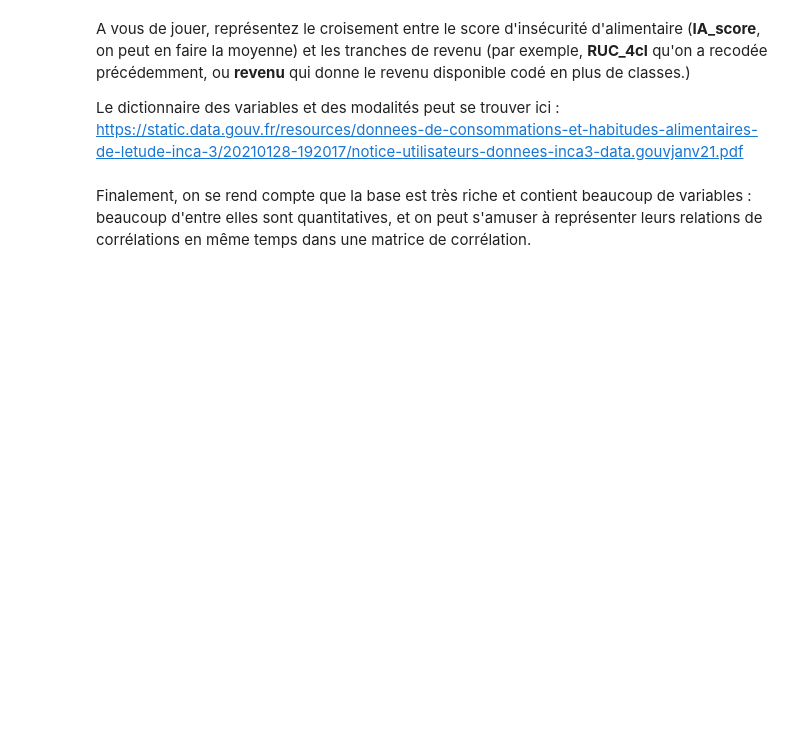
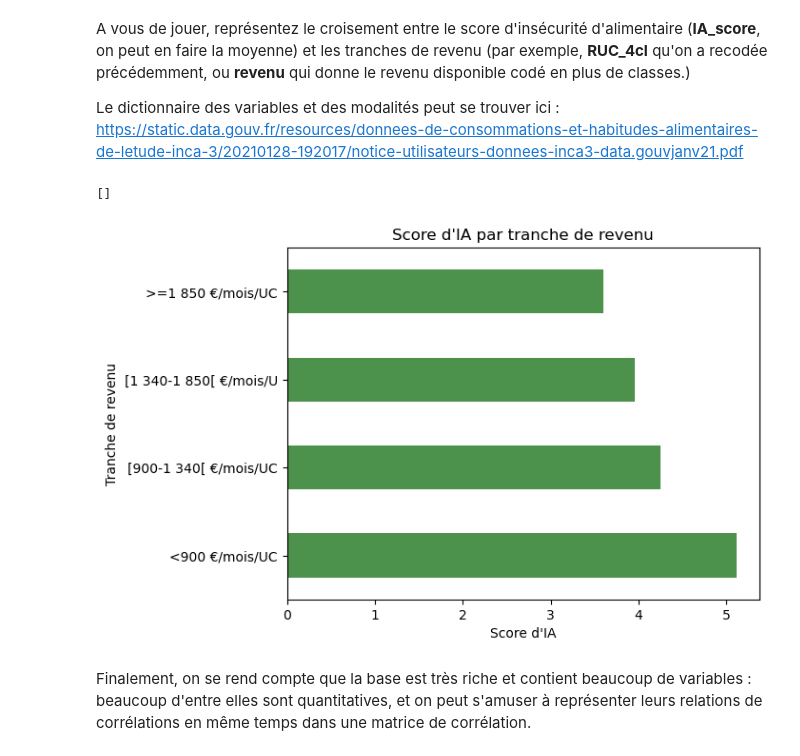
Before and after one commit to TanguyBarthelemy/funathon2023_sujet3, a Jupyter notebook: Sujet_3_Python_Tanguy.ipynb, the cells around one changed output. Drawn from its saved outputs; the diff is of its cells as text; code cells hidden in the pictures; blank space fills up the shorter version.

```diff
--- a/Sujet_3_Python_Tanguy.ipynb
+++ b/Sujet_3_Python_Tanguy.ipynb
@@ -300,7 +305,18 @@ Le dictionnaire des variables et des modalités peut se trouver ici : https://st
 # %%
 # Score d'IA par tranche de revenu
 
-# TODO
+IA_par_revenu = description_x_habitudes.groupby('RUC_4cl')['IA_score'].mean().sort_values(ascending=False)
+IA_par_revenu.plot(kind='barh',
+                    color="darkgreen",
+                    alpha=0.7)
+
+plt.title("Score d'IA par tranche de revenu")
+plt.xlabel("Score d'IA")
+plt.ylabel("Tranche de revenu")
+plt.plot()
+# %% [output]
+[]
+[figure, added]
 # %% [markdown]
 Finalement, on se rend compte que la base est très riche et contient beaucoup de variables : beaucoup d'entre elles sont quantitatives, et on peut s'amuser à représenter leurs relations de corrélations en même temps dans une matrice de corrélation.
 # %%
```
Also changed, not shown: parts of 17 cells of this notebook.
